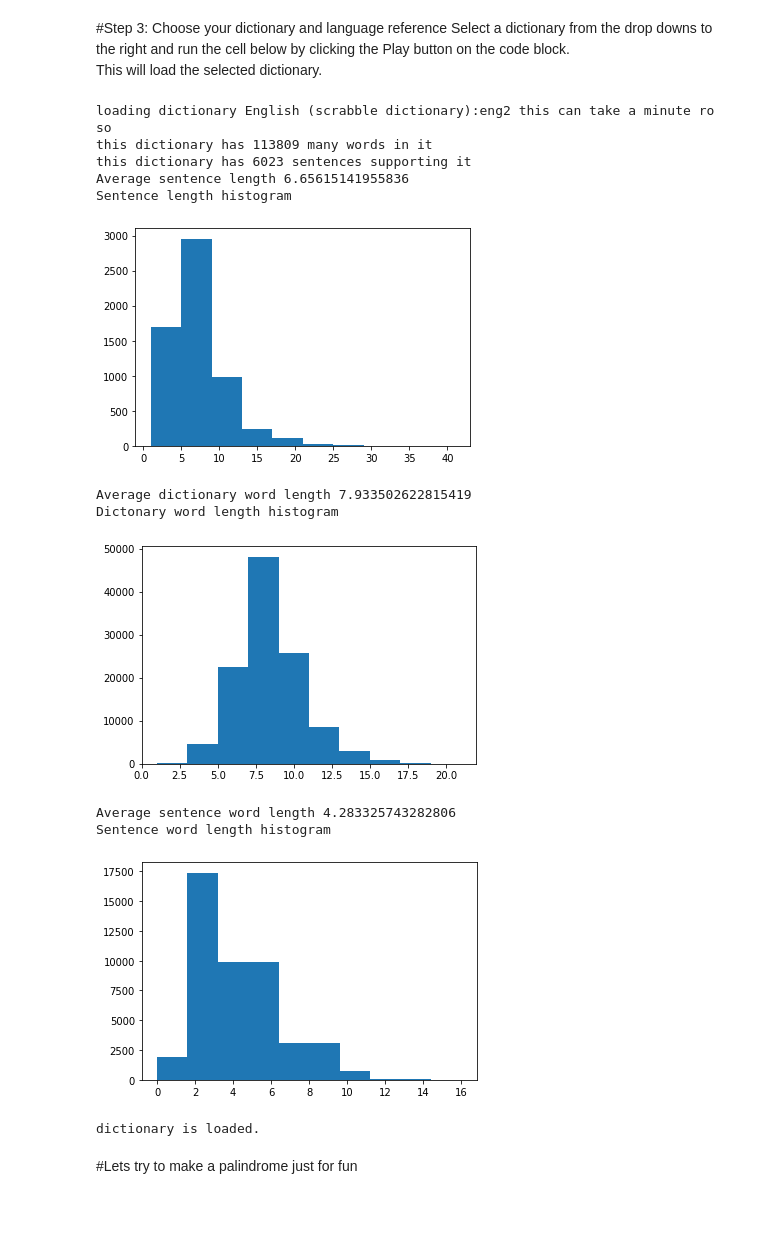
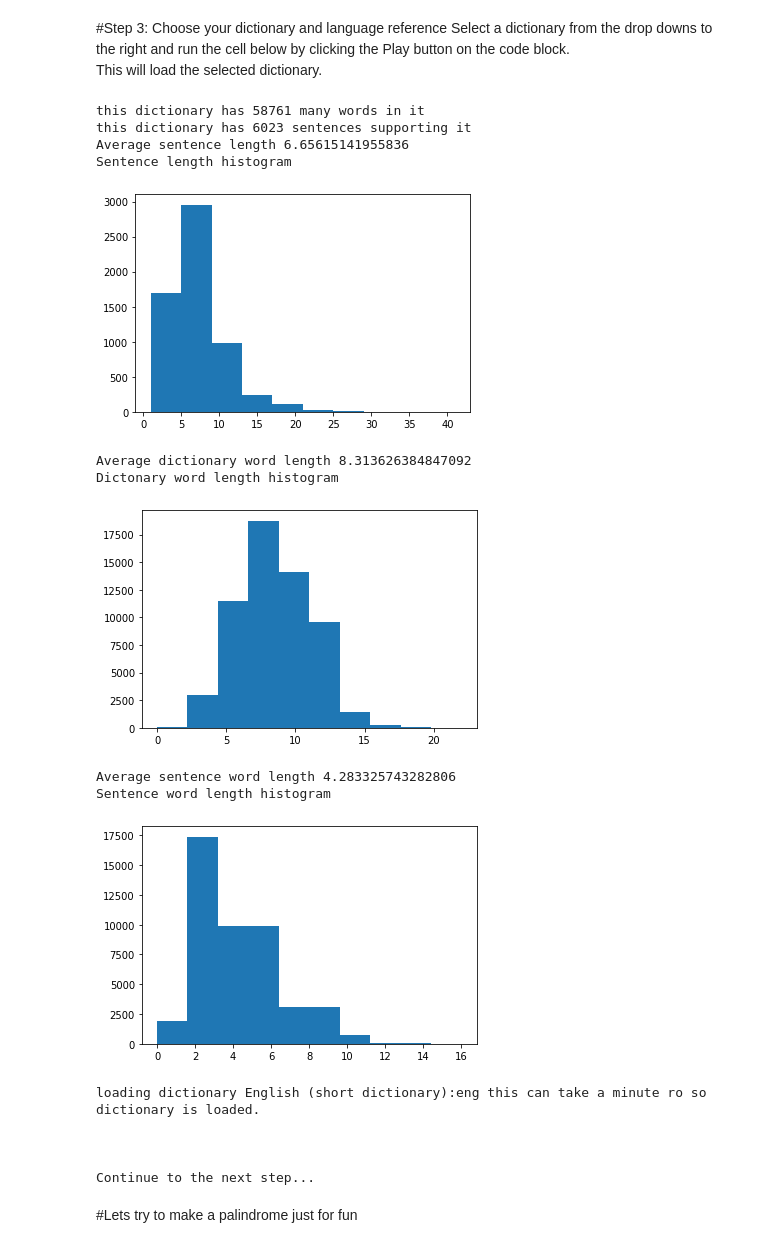
Before and after one commit to DrorNeumeier/MyPalindromeMaker, a Jupyter notebook: Drors_Palindromes_Maker.ipynb, the cells around one changed output. Saved outputs shown, nothing was run; the diff lists cells and outputs as text; code cells hidden in the pictures; blank space fills up the shorter version.

```diff
--- a/Drors_Palindromes_Maker.ipynb
+++ b/Drors_Palindromes_Maker.ipynb
@@ -386,39 +387,57 @@ Select a dictionary from the drop downs to the right and run the cell below by c
 This will load the selected dictionary.
 # %%
 import matplotlib.pyplot as plt
+from urllib.error import HTTPError
 
-dictionaryName = 'English (scrabble dictionary):eng2' #@param ["English (short dictionary):eng", "English (scrabble dictionary):eng2", "King James:kjv", "Sci Fi:sci", "Shakespeare:sks", "Wikipedia:wiki", "Jewish Bible:jps"]
+dictionaryName = 'English (short dictionary):eng' #@param ["English (short dictionary):eng", "English (scrabble dictionary):eng2", "King James:kjv", "Sci Fi:sci", "Shakespeare:sks", "Wikipedia:wiki", "Jewish Bible:jps"]
 dictionaryPrefix = dictionaryName.split(":")[1]
-
-print("loading dictionary", dictionaryName, "this can take a minute ro so")
 
 words, backwardWords = loadWords("MyPalindromeMaker/dictionaries/%s_words.txt" % dictionaryPrefix)
 
 sentences = loadSentences("MyPalindromeMaker/dictionaries/%s_sentences.txt" % dictionaryPrefix)
 
 print("this dictionary has", len(words), "many words in it")
 print("this dictionary has", len(sentences), "sentences supporting it")
 
 sentenceLenghtsCounts, dictionaryWordLengthCounts, sentenceWordLengthCounts = getLanguageStats(words, sentences, printDebug=True)
 
+print("loading dictionary", dictionaryName, "this can take a minute ro so")
+
 forwardDictionary=makeDictionary(words, "")
 backwardDictionary=makeDictionary(backwardWords, "")
 
 print("dictionary is loaded.")
+
+if not os.path.exists("model_" + dictionaryPrefix):
+  print("looking for pre-trained model. this can take a minute or so")
+  try:
+    wget.download("https://palindromes.s3.amazonaws.com/model_" + dictionaryPrefix + ".zip", './model_' + dictionaryPrefix + ".zip")
+
+    !unzip -o model_"$dictionaryPrefix".zip
+    !rm model_"$dictionaryPrefix".zip
+
+  except HTTPError:
+    print("can't download pre-trained model. But don't worry. You can train it yourself in steps 4 and 5")
+
+print("\n\n\nContinue to the next step...")
 # %% [output]
-loading dictionary English (scrabble dictionary):eng2 this can take a minute ro so
-this dictionary has 113809 many words in it
+this dictionary has 58761 many words in it
 this dictionary has 6023 sentences supporting it
 Average sentence length 6.65615141955836
 Sentence length histogram
 [figure]
-Average dictionary word length 7.933502622815419
+Average dictionary word length 8.313626384847092
 Dictonary word length histogram
-[figure, old version]
+[figure, new version]
 Average sentence word length 4.283325743282806
 Sentence word length histogram
 [figure]
+loading dictionary English (short dictionary):eng this can take a minute ro so
 dictionary is loaded.
+
+
+
+Continue to the next step...
 # %% [markdown]
 #Lets try to make a palindrome just for fun
 # %%
```
Also changed, not shown: parts of 4 cells of this notebook.
